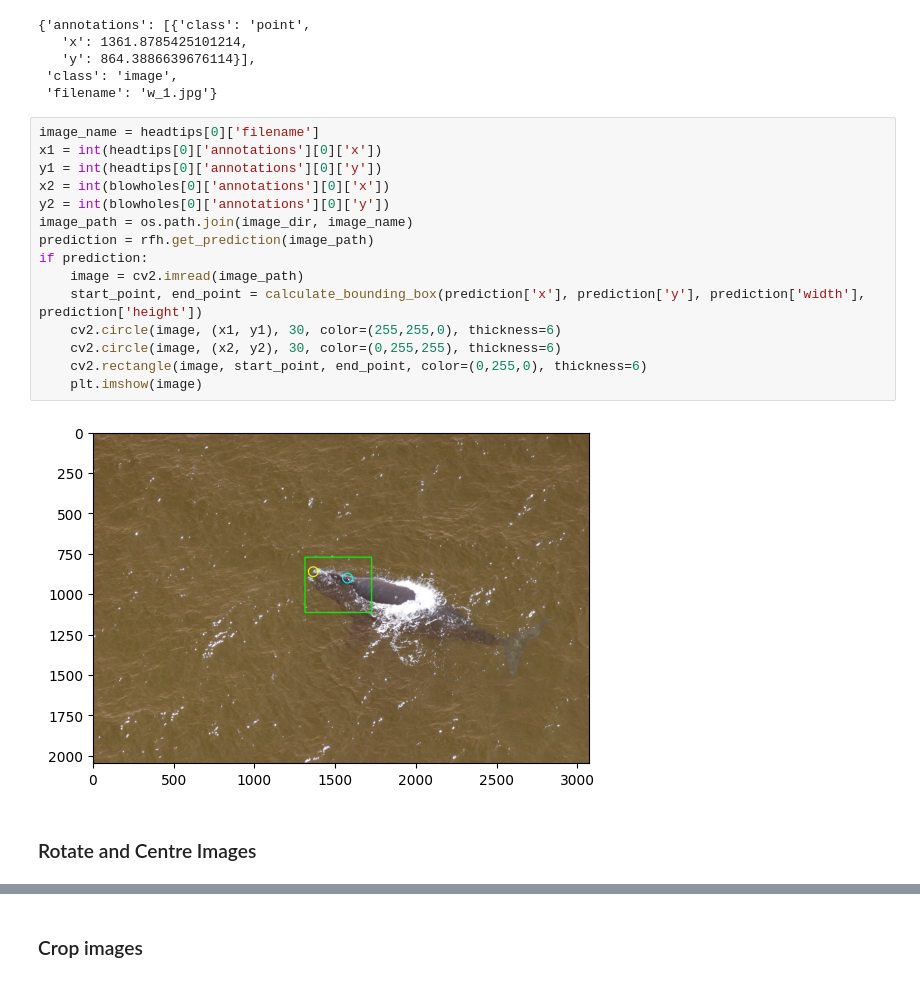
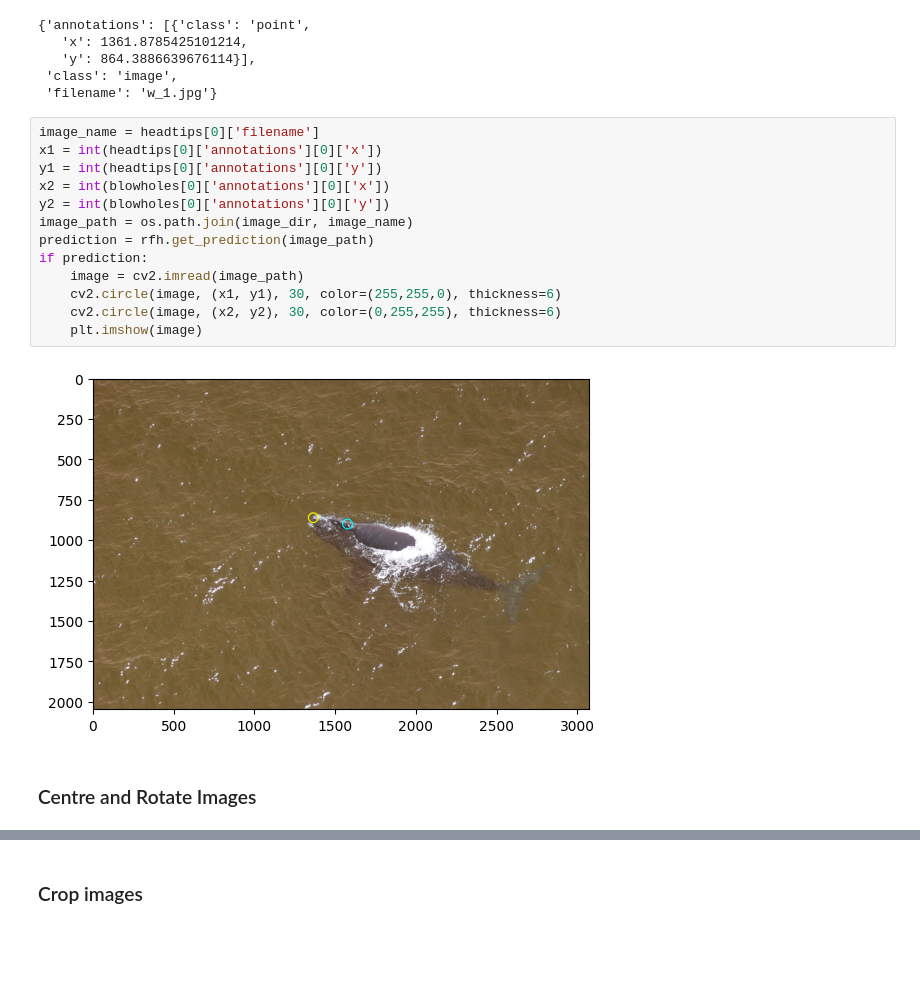
Before and after one commit to HSLU-Projects/ARTIFIN, a Jupyter notebook: 2_CreateTrainData.ipynb, the cells around one changed output, grey strips where cells are left out. Drawn from its saved outputs; the diff is of its cells as text; blank space fills up the shorter version.

Commit message:
added image processingsW

```diff
--- a/2_CreateTrainData.ipynb
+++ b/2_CreateTrainData.ipynb
@@ -95,20 +95,18 @@ headtips[0]
 # %%
 image_name = headtips[0]['filename']
 x1 = int(headtips[0]['annotations'][0]['x'])
 y1 = int(headtips[0]['annotations'][0]['y'])
 x2 = int(blowholes[0]['annotations'][0]['x'])
 y2 = int(blowholes[0]['annotations'][0]['y'])
 image_path = os.path.join(image_dir, image_name)
 prediction = rfh.get_prediction(image_path)
 if prediction:
     image = cv2.imread(image_path)
-    start_point, end_point = calculate_bounding_box(prediction['x'], prediction['y'], prediction['width'], prediction['height'])
     cv2.circle(image, (x1, y1), 30, color=(255,255,0), thickness=6)
     cv2.circle(image, (x2, y2), 30, color=(0,255,255), thickness=6)
-    cv2.rectangle(image, start_point, end_point, color=(0,255,0), thickness=6)
     plt.imshow(image)
 # %% [output]
-[figure, old version]
+[figure, new version]
 # %% [markdown]
-### Rotate and Centre Images
+### Centre and Rotate Images
 # %%
```
Also changed, not shown: parts of 10 cells of this notebook, 1 other file.
